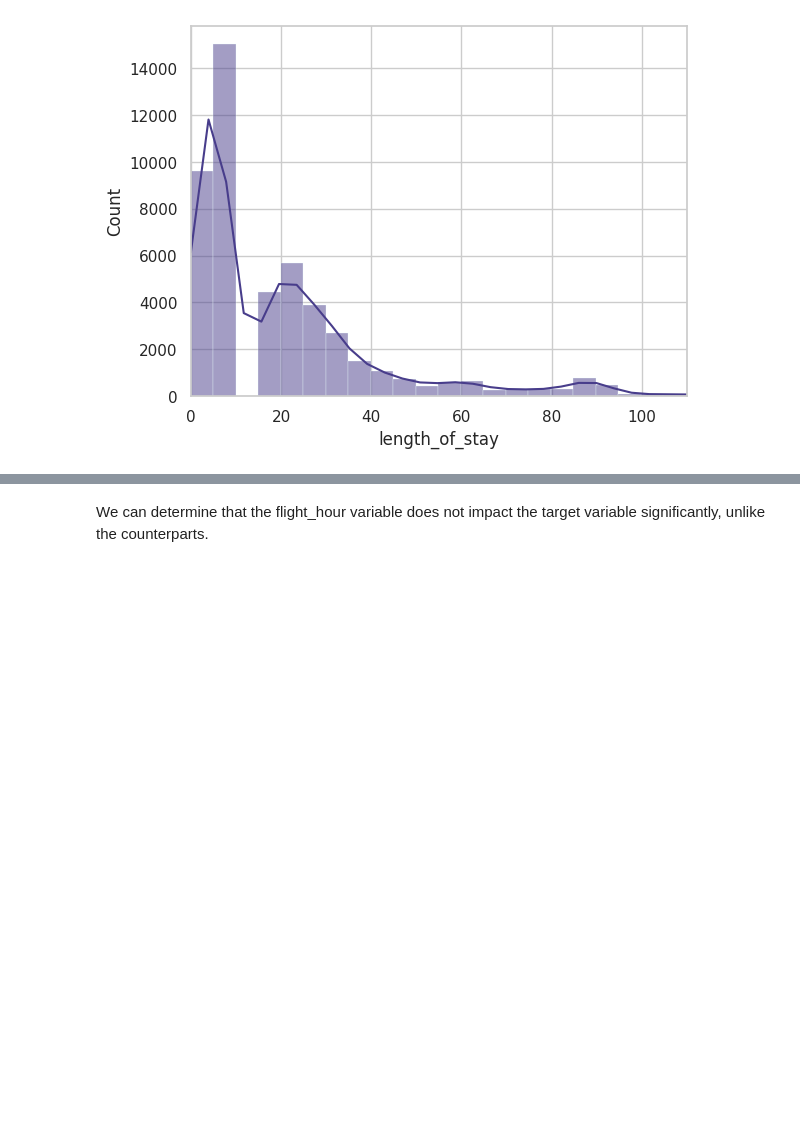
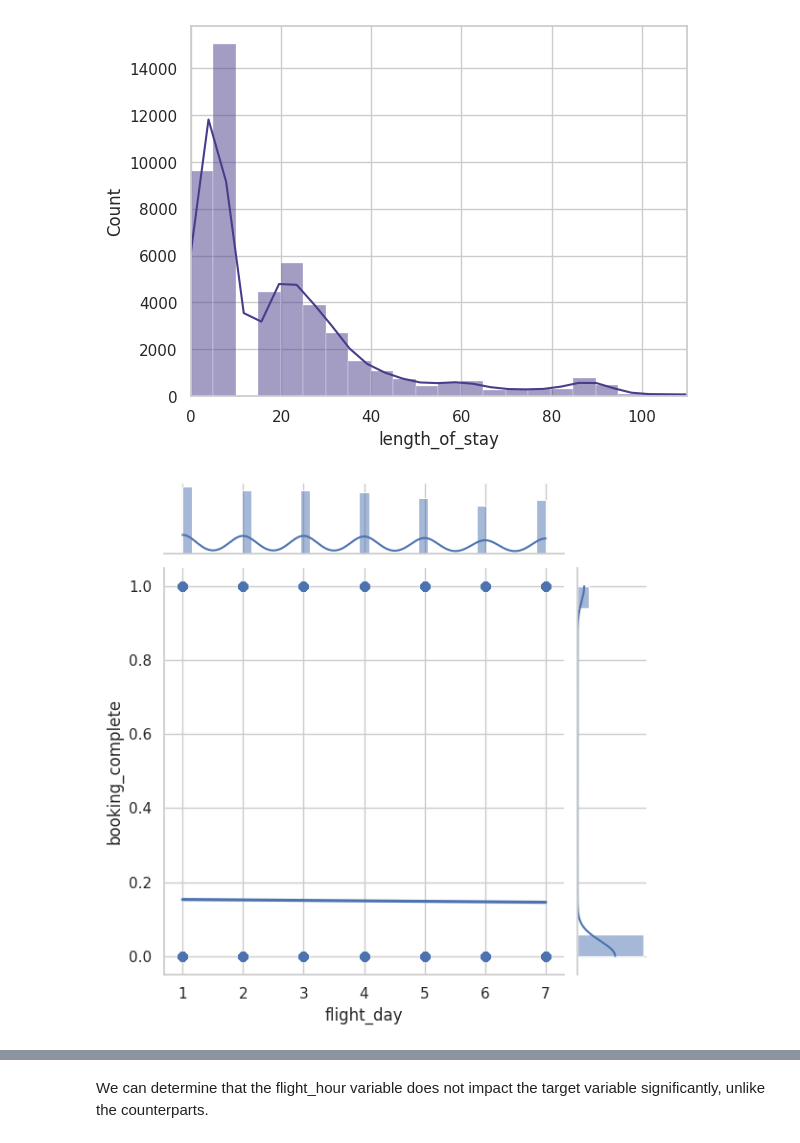
Before and after one commit to JzesatiD/british_airlines_dataproj, a Jupyter notebook: BA_ML.ipynb, the cells around one changed output, grey strips where cells are left out. Cells and saved outputs as stored; diff of their text form; code cells hidden in the pictures; blank space fills up the shorter version.

```diff
--- a/BA_ML.ipynb
+++ b/BA_ML.ipynb
@@ -228,3 +228,8 @@ plt.show()
 # %% [output]
 [figure]
 [figure]
+# %%
+sns.jointplot(data=df, x='flight_day', y='booking_complete', kind='reg')
+plt.show()
+# %% [output]
+[figure, added]
```
Also changed, not shown: parts of 7 cells of this notebook.
